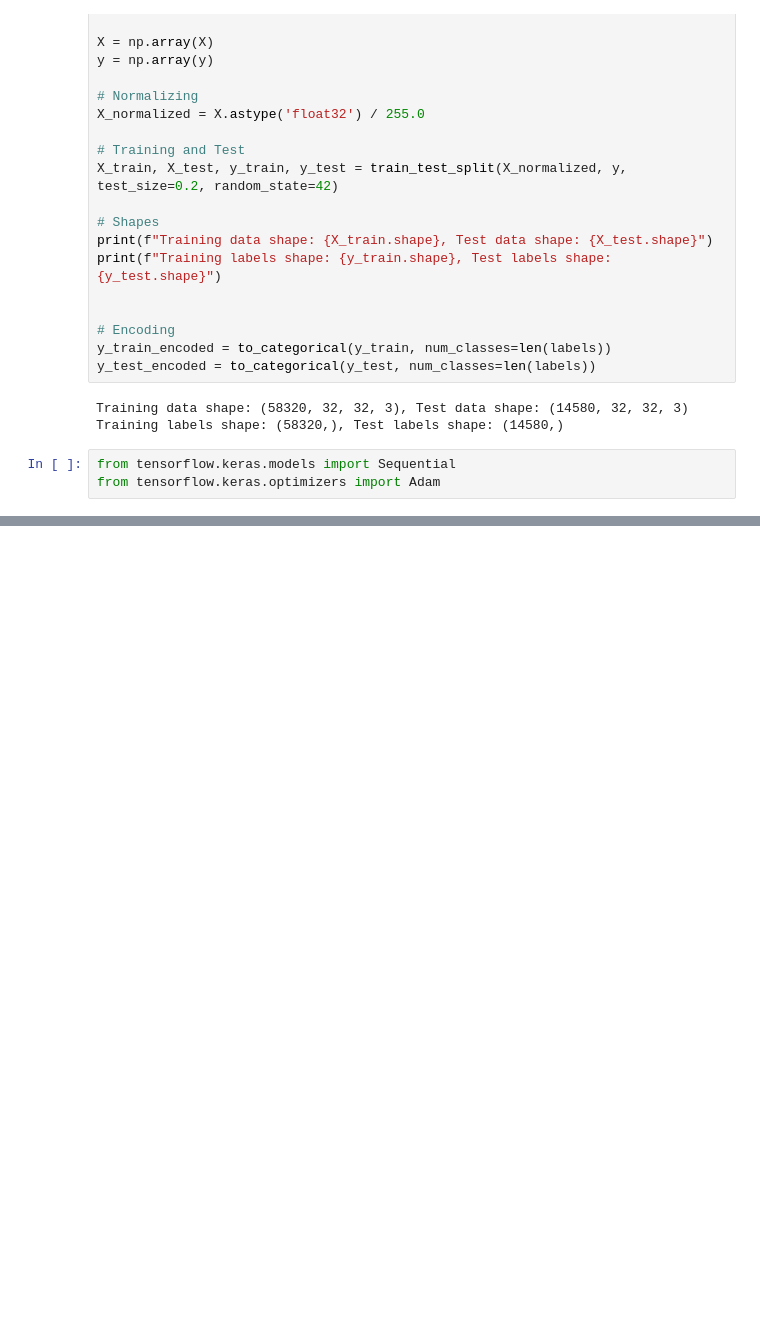
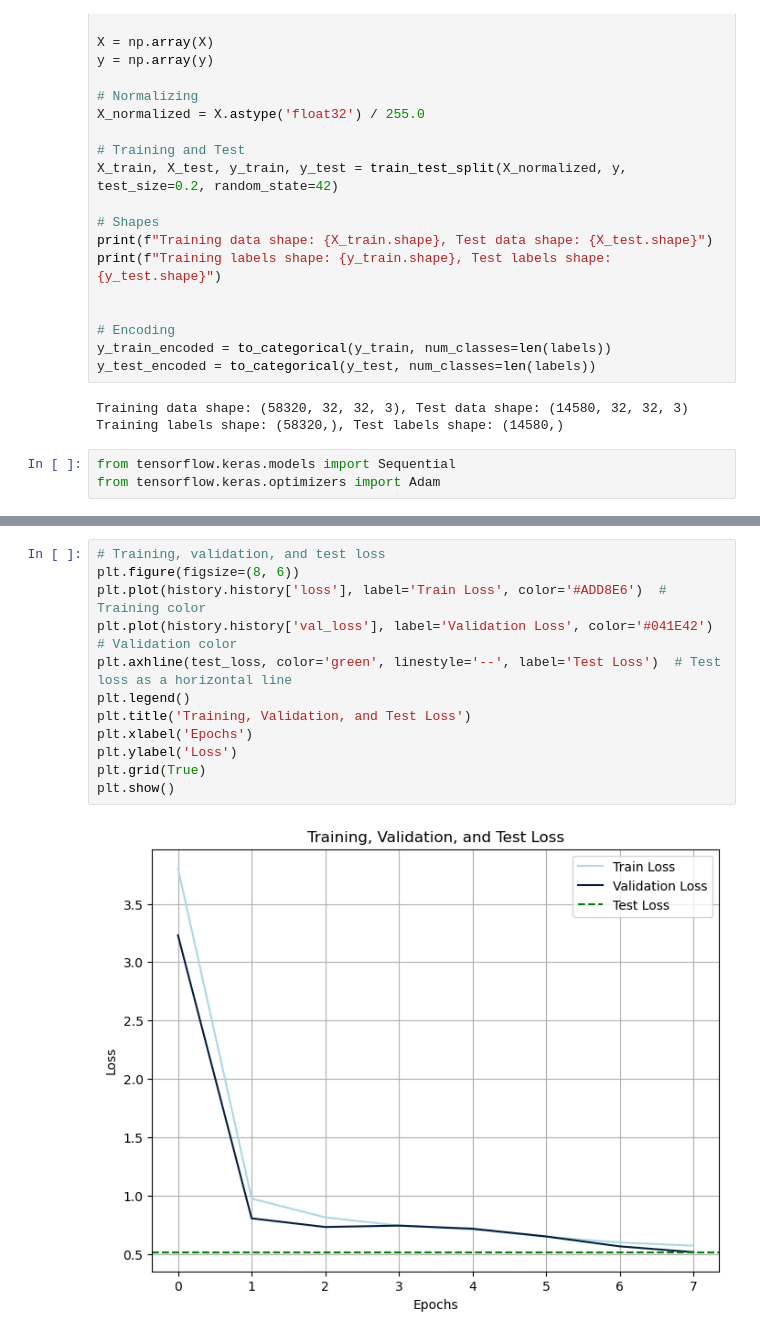
Before and after one commit to hannah-hana-kim/neural-network-project, a Jupyter notebook: new_data_model.ipynb, the cells around one changed output, grey strips where cells are left out. Saved outputs shown, nothing was run; the diff lists cells and outputs as text; blank space fills up the shorter version.

```diff
--- a/new_data_model.ipynb
+++ b/new_data_model.ipynb
@@ -199,2 +199,16 @@ plt.show()
+# %%
+# Training, validation, and test loss
+plt.figure(figsize=(8, 6))
+plt.plot(history.history['loss'], label='Train Loss', color='#ADD8E6')  # Training color
+plt.plot(history.history['val_loss'], label='Validation Loss', color='#041E42')  # Validation color
+plt.axhline(test_loss, color='green', linestyle='--', label='Test Loss')  # Test loss as a horizontal line
+plt.legend()
+plt.title('Training, Validation, and Test Loss')
+plt.xlabel('Epochs')
+plt.ylabel('Loss')
+plt.grid(True)
+plt.show()
+# %% [output]
+[figure, added]
 # %%
 model.save('labeled.h5')
```
Also changed, not shown: parts of 7 cells of this notebook, 9 other files.
